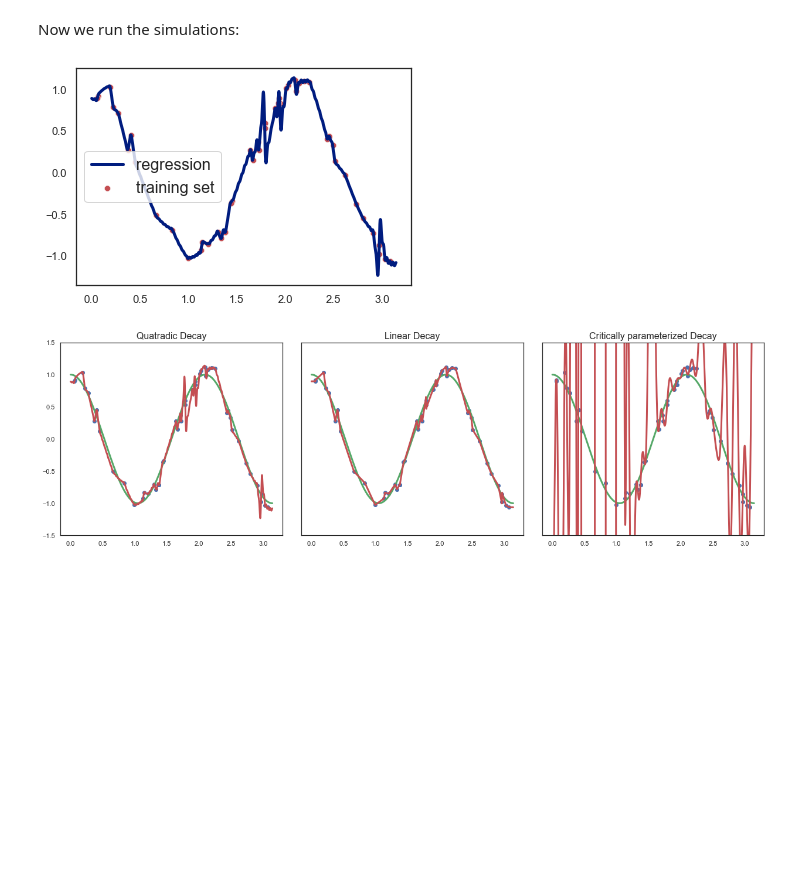
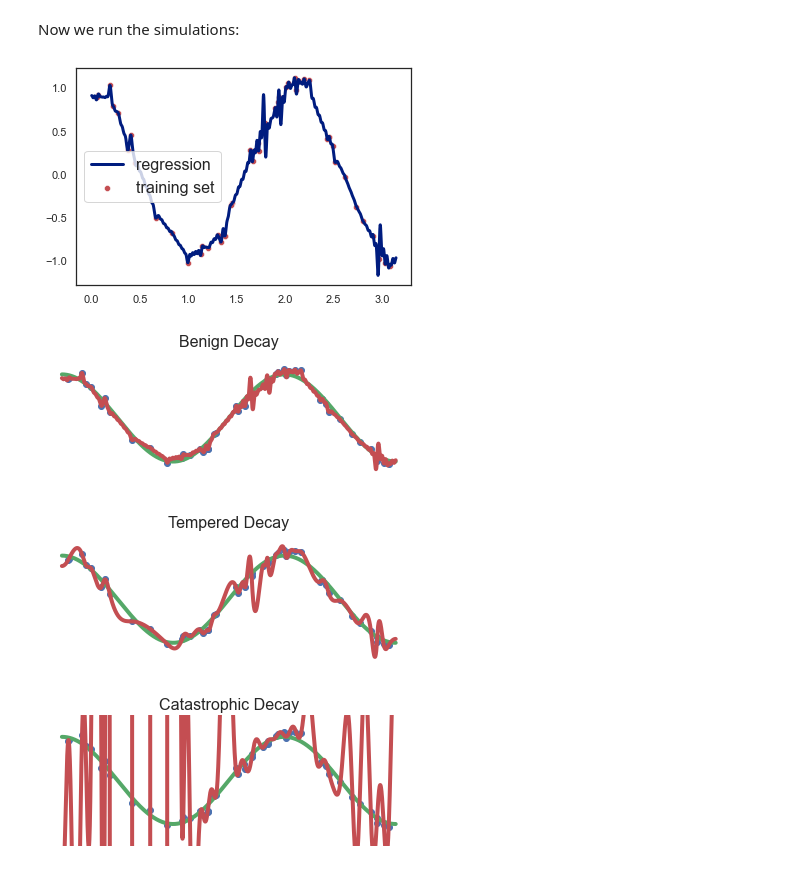
Before and after one commit to tscheng516/gaussian_RF, a Jupyter notebook: experiment.ipynb, the cells around one changed output. Saved outputs shown, nothing was run; the diff lists cells and outputs as text; code cells hidden in the pictures; blank space fills up the shorter version.

Commit message:
added horizontal plot

```diff
--- a/experiment.ipynb
+++ b/experiment.ipynb
@@ -22,7 +22,7 @@ sns.set(style="white")
 sns.set_palette("dark")
 #sns.pairplot(data, kind="scatter", hue = "Class")
 plt.rcParams.update({'font.size': 30})
-plt.rcParams['lines.linewidth'] = 3
+plt.rcParams['lines.linewidth'] = 4
 plt.rc('legend',fontsize=16)
 plt.rc('axes', titlesize=16)
 plt.rc('axes', labelsize=16)
@@ -159,0 +201,14 @@ for N in N_list:
+# %%
+# plot the estimation of condition number
+cond_list_estimation = np.array([N * decay_factor**(N) for N in N_list])
+sns.set(style="whitegrid")
+sns.lineplot(x=N_list, y=np.array(cond_list)/cond_list_estimation, label= "Median", linewidth = 4)
+plt.fill_between(x=N_list, y1=np.array(cond_lower_quartile)/cond_list_estimation, y2=np.array(cond_upper_quartile)/cond_list_estimation, alpha=0.2, label='Quartiles')
+#plt.title("ratio between empirical condition number and its asymtpotic estimate")
+plt.xlabel("N", fontsize = 16)
+#plt.yscale("log")
+plt.ylabel("ratio", fontsize = 16)
+plt.legend(loc = 'center right', fontsize = 16)
+# Show the plot
+plt.savefig('cond_num_exp.pdf', bbox_inches="tight")
+plt.show()
@@ -328,7 +386,7 @@ m = 3  # Set the desired capacity here
 decay_power = 0
 X_features = [i**(-decay_power) * np.cos(i*X) for i in range(1, m+1)]
 X_features = np.column_stack(X_features)
-X_reg = [0.1 * i**(-1) * np.cos(i*X) for i in range(1, 200)]
+X_reg = [1 * i**(-0.5) * np.cos(i*X) for i in range(1, 200)]
 X_reg = np.column_stack(X_reg)
 X_features_reg = np.concatenate((X_features,X_reg),axis = 1)
 
@@ -339,7 +397,7 @@ model.fit(X_features_reg, y)
 # Predict on the entire x-axis
 x_plot_features_z = [i**(-decay_power) * np.cos(i*x_plot) for i in range(1, m+1)]
 x_plot_features_z = np.column_stack(x_plot_features_z)
-x_plot_reg = [0.1 * i**(-1) * np.cos(i*x_plot) for i in range(1, 200)]
+x_plot_reg = [1 * i**(-0.5) * np.cos(i*x_plot) for i in range(1, 200)]
 x_plot_reg = np.column_stack(x_plot_reg)
 x_plot_features_z = np.concatenate((x_plot_features_z,x_plot_reg),axis = 1)
 
@@ -351,37 +409,42 @@ sns.scatterplot(x=X, y=y, label = "training set", color = 'r')
 plt.legend()
 plt.show()
 # %% [output]
-[figure, old version]
+[figure, new version]
 # %%
 # Create a 1x3 grid of subplots with shared x and y axes
-fig, axs = plt.subplots(1, 3, sharex=True, sharey=True, figsize = (18,6))
+fig, axs = plt.subplots(3, 1, sharex=True, sharey=True, figsize = (6,8))
 
 # Plot data in each subplot
 axs[0].scatter(X, y, color='b', label='samples')
 axs[0].plot(x_plot, np.cos(3 * x_plot), color='g', label='target Function')
 axs[0].plot(x_plot, y_pred_plot_z, color='r', label='Learned Function')
 
 axs[1].scatter(X, y, color='b', label='samples')
 axs[1].plot(x_plot, np.cos(3 * x_plot), color='g', label='target Function')
-axs[1].plot(x_plot, y_pred_plot_f, color='r', label='Learned Function')
+axs[1].plot(x_plot, y_pred_plot_e, color='r', label='Learned Function')
 
 axs[2].scatter(X, y, color='b', label='samples')
 axs[2].plot(x_plot, np.cos(3 * x_plot), color='g', label='target Function')
 axs[2].plot(x_plot, y_pred_plot_g, color='r', label='Learned Function')
 
 # Set the title for each subplot (optional)
-axs[0].set_title('Quatradic Decay')
-axs[1].set_title('Linear Decay')
-axs[2].set_title('Critically parameterized Decay')
+axs[0].set_title('Benign Decay')
+axs[1].set_title('Tempered Decay')
+axs[2].set_title('Catastrophic Decay')
+
+# turn off axes
+axs[0].axis('off')
+axs[1].axis('off')
+axs[2].axis('off')
 
 # Set y limit
 plt.ylim(-1.5,1.5)
 
 # Adjust the layout to prevent overlapping of titles
 plt.tight_layout()
-plt.savefig('decay_fourier.pdf')  # Save the plot
+plt.savefig('overfitting.pdf')  # Save the plot
 
 # Display the plots
 plt.show()
 # %% [output]
-[figure, old version]
+[figure, new version]
```
Also changed, not shown: parts of 8 cells of this notebook, 10 other files.
